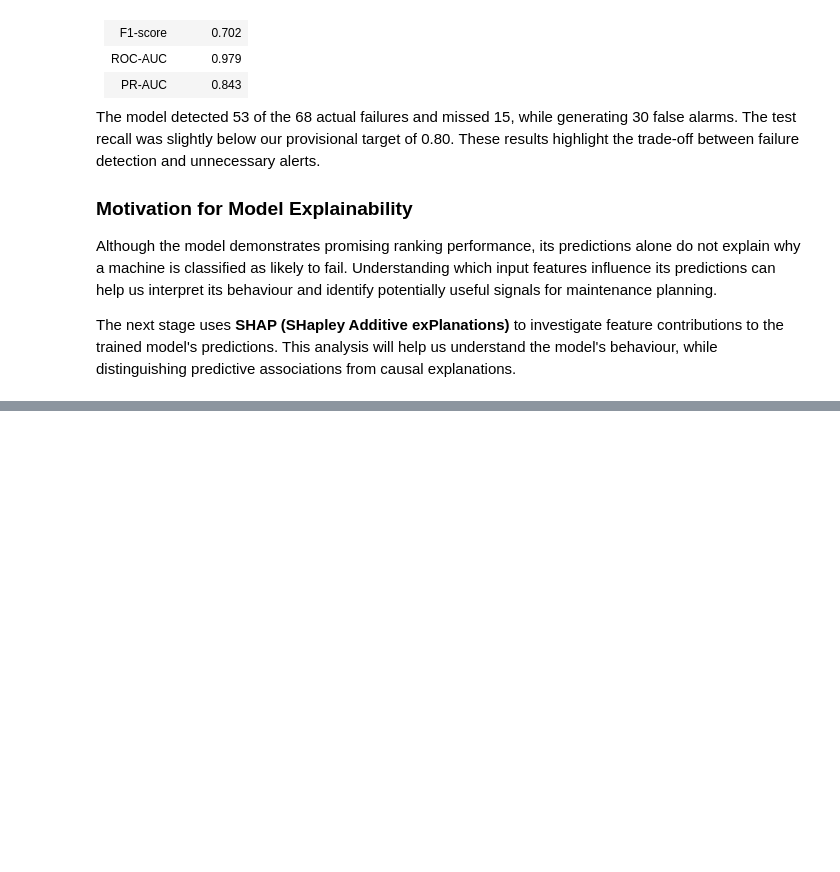
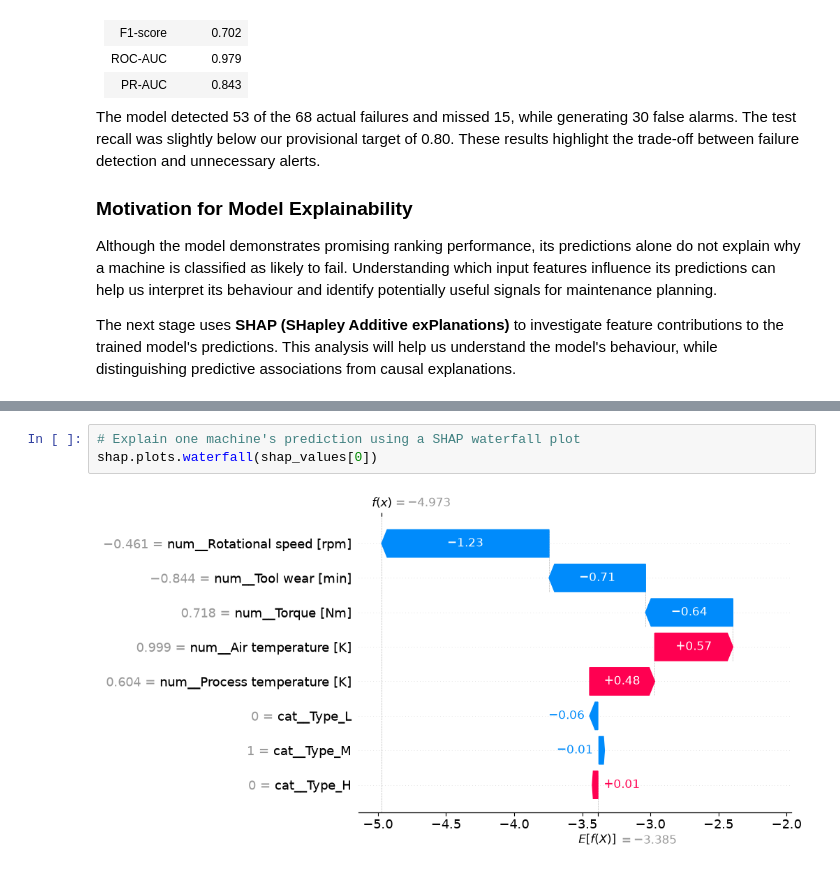
Before and after one commit to sathvik-reddy28/Intelligent-Predictive-Maintenance, a Jupyter notebook: notebooks/predictive_maintenance.ipynb, the cells around one changed output, grey strips where cells are left out. Drawn from its saved outputs; the diff is of its cells as text; blank space fills up the shorter version.

```diff
--- a/notebooks/predictive_maintenance.ipynb
+++ b/notebooks/predictive_maintenance.ipynb
@@ -1176,0 +1235,5 @@ The next stage uses **SHAP (SHapley Additive exPlanations)** to investigate feat
+# %%
+# Explain one machine's prediction using a SHAP waterfall plot
+shap.plots.waterfall(shap_values[0])
+# %% [output]
+[figure, added]
```
Also changed, not shown: parts of 21 cells of this notebook, 4 other files.
